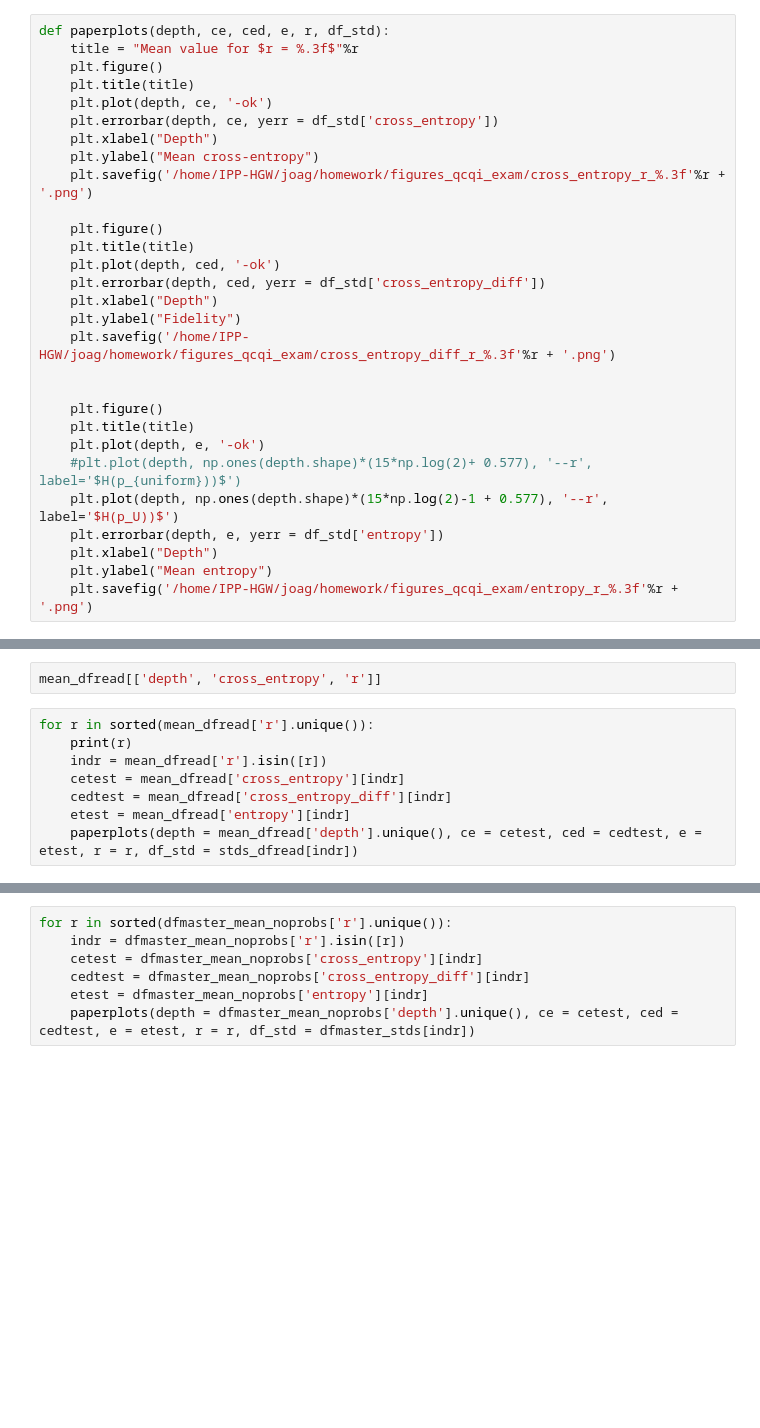
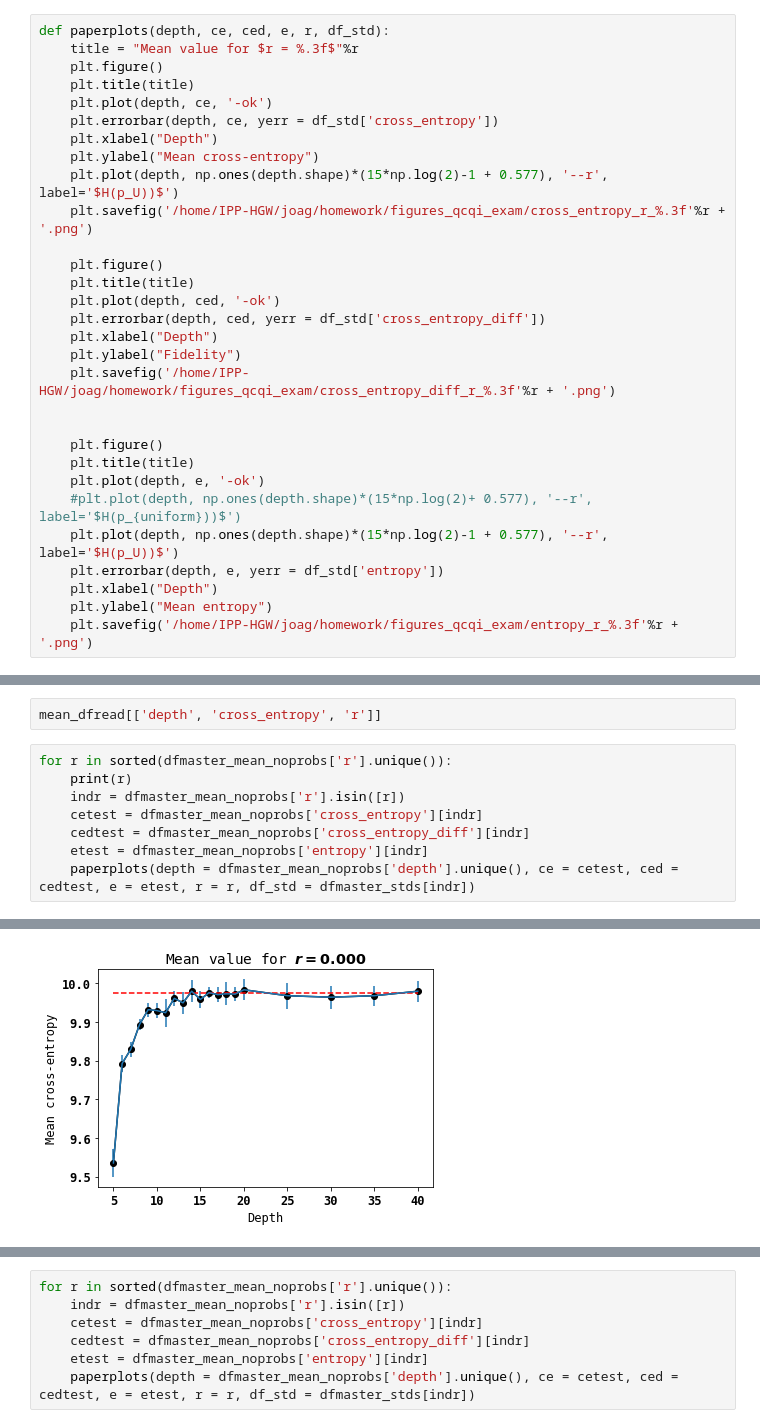
Before and after one commit to johanage/qcqi_exam, a Jupyter notebook: QCQI_exam_project.ipynb, the cells around one changed output, grey strips where cells are left out. Cells and saved outputs as stored; diff of their text form; blank space fills up the shorter version.

```diff
--- a/QCQI_exam_project.ipynb
+++ b/QCQI_exam_project.ipynb
@@ -627,6 +768,7 @@ def paperplots(depth, ce, ced, e, r, df_std):
     plt.errorbar(depth, ce, yerr = df_std['cross_entropy'])
     plt.xlabel("Depth")
     plt.ylabel("Mean cross-entropy")
+    plt.plot(depth, np.ones(depth.shape)*(15*np.log(2)-1 + 0.577), '--r', label='$H(p_U))$')
     plt.savefig('/home/IPP-HGW/joag/homework/figures_qcqi_exam/cross_entropy_r_%.3f'%r + '.png')
 
     plt.figure()
@@ -660,10 +802,11 @@ stds_dfread
 # %%
 mean_dfread[['depth', 'cross_entropy', 'r']]
 # %%
-for r in sorted(mean_dfread['r'].unique()):
+for r in sorted(dfmaster_mean_noprobs['r'].unique()):
     print(r)
-    indr = mean_dfread['r'].isin([r])
-    cetest = mean_dfread['cross_entropy'][indr]
-    cedtest = mean_dfread['cross_entropy_diff'][indr]
-    etest = mean_dfread['entropy'][indr]
-    paperplots(depth = mean_dfread['depth'].unique(), ce = cetest, ced = cedtest, e = etest, r = r, df_std = stds_dfread[indr])
+    indr = dfmaster_mean_noprobs['r'].isin([r])
+    cetest = dfmaster_mean_noprobs['cross_entropy'][indr]
+    cedtest = dfmaster_mean_noprobs['cross_entropy_diff'][indr]
+    etest = dfmaster_mean_noprobs['entropy'][indr]
+    paperplots(depth = dfmaster_mean_noprobs['depth'].unique(), ce = cetest, ced = cedtest, e = etest, r = r, df_std = dfmaster_stds[indr])
+# %% [output]
@@ -669,0 +818 @@ for r in sorted(mean_dfread['r'].unique()):
+[figure, added]
```
Also changed, not shown: parts of 31 cells of this notebook, 2 other files.
